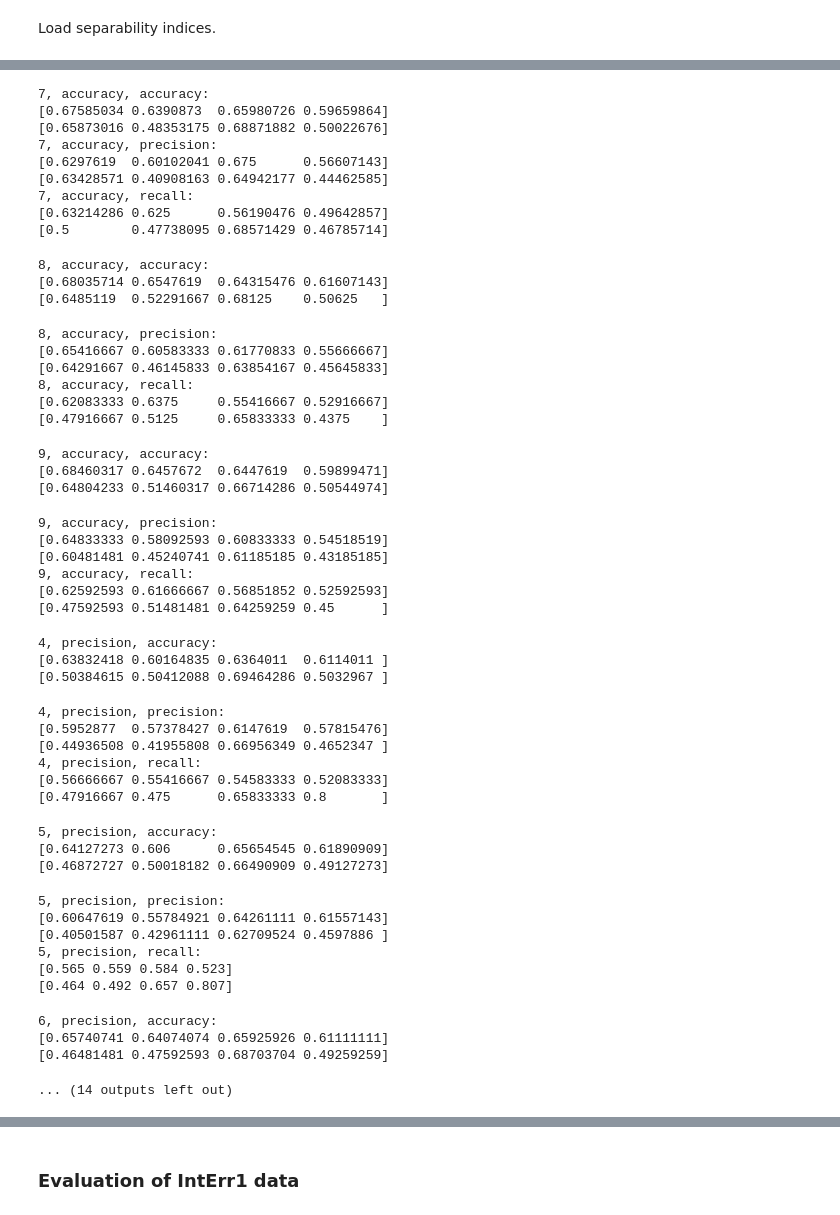
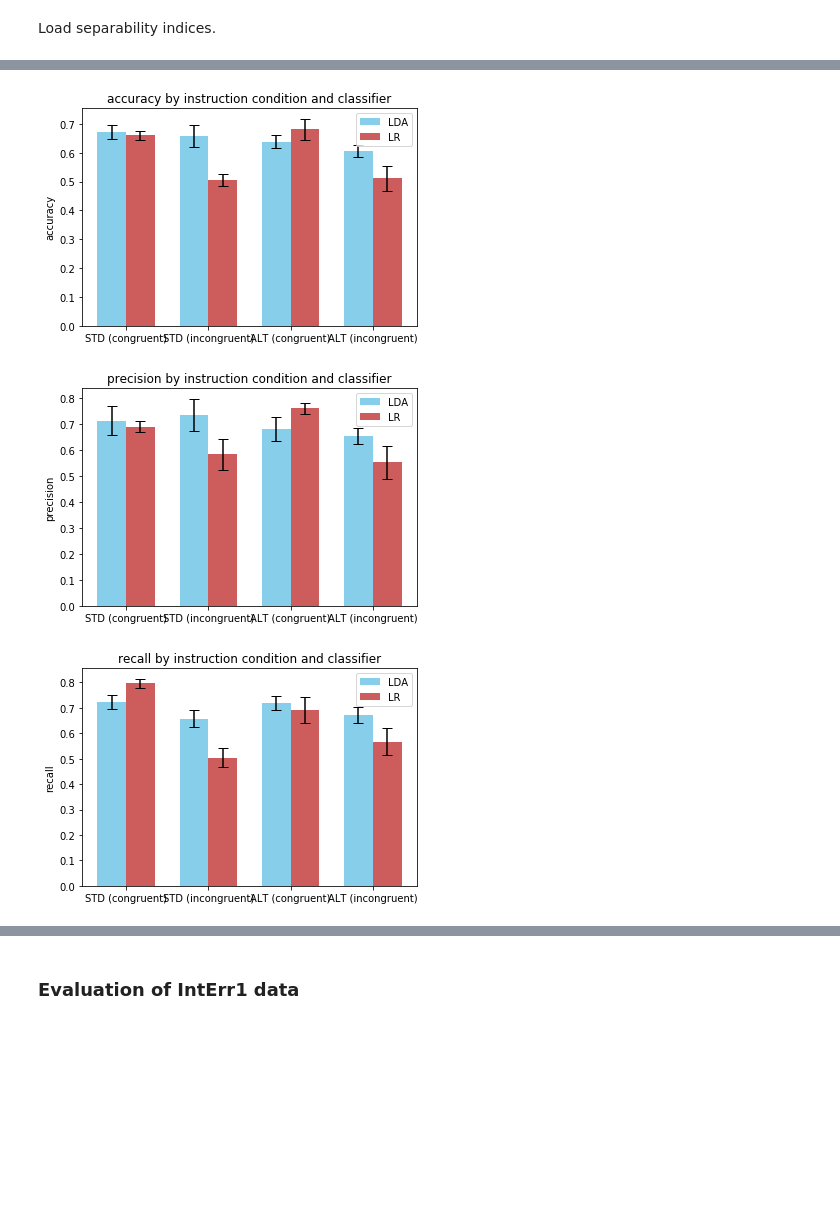
Before and after one commit to liephat/personality_seegnature, a Jupyter notebook: personality_seegnature/evaluation-interr2.ipynb, the cells around one changed output, grey strips where cells are left out. Drawn from its saved outputs; the diff is of its cells as text; code cells hidden in the pictures; blank space fills up the shorter version.

```diff
--- a/personality_seegnature/evaluation-interr2.ipynb
+++ b/personality_seegnature/evaluation-interr2.ipynb
@@ -105,9 +117,9 @@ def run_evaluation(clf, X, y, n_splits, score='accuracy'):
             if score is 'accuracy':
                 mean_score += accuracy_score(y[test], y_pred)
             elif score is 'precision':
-                mean_score += precision_score(y[test], y_pred, pos_label=0)
+                mean_score += precision_score(y[test], y_pred)
             elif score is 'recall':
-                mean_score += recall_score(y[test], y_pred, pos_label=0)
+                mean_score += recall_score(y[test], y_pred)
 
         # Mean accuracy
         mean_score /= n_splits
@@ -149,7 +161,13 @@ def run_set_of_evaluations(datasets, n_splits, optimize_score, evaluate_scores,
 
             results[score].append(results_dataset)
 
+
     # result presentation
+
+    xtick_labels = []
+
+    for dataset in datasets:
+        xtick_labels.append(dataset.description)
 
     for score in evaluate_scores:
 
@@ -172,12 +190,14 @@ def run_set_of_evaluations(datasets, n_splits, optimize_score, evaluate_scores,
         ax.set_ylabel(score)
         ax.set_title('%s by instruction condition and classifier' % score)
         ax.set_xticks(ind)
-        ax.set_xticklabels(('STD comp', 'STD incomp', 'TS comp', 'TS incomp'))
+        ax.set_xticklabels(xtick_labels)
         ax.legend()
 
         plot_path = os.path.abspath(os.path.join(image_directory, name + '_' + score + '_lr_lda.png'))
 
         plt.savefig(plot_path, dpi=300, bbox_inches='tight')
+
+    return results
 # %% [markdown]
 ### Evaluation of IntErr2 data
 # %% [markdown]
@@ -198,11 +219,11 @@ std_incomp_corr_file = os.path.abspath(os.path.join(pickle_directory, 'std_incom
 with open(std_incomp_corr_file, 'rb') as pickle_file:
     std_incomp_corr = pickle.load(pickle_file)
 
-ts_comp_corr_file = os.path.abspath(os.path.join(pickle_directory, 'ts_comp_corr.pkl'))
-with open(ts_comp_corr_file, 'rb') as pickle_file:
-    ts_comp_corr = pickle.load(pickle_file)
+alt_comp_corr_file = os.path.abspath(os.path.join(pickle_directory, 'alt_comp_corr.pkl'))
+with open(alt_comp_corr_file, 'rb') as pickle_file:
+    alt_comp_corr = pickle.load(pickle_file)
 
-ts_incomp_corr_file = os.path.abspath(os.path.join(pickle_directory, 'ts_incomp_corr.pkl'))
-with open(ts_incomp_corr_file, 'rb') as pickle_file:
-    ts_incomp_corr = pickle.load(pickle_file)
+alt_incomp_corr_file = os.path.abspath(os.path.join(pickle_directory, 'alt_incomp_corr.pkl'))
+with open(alt_incomp_corr_file, 'rb') as pickle_file:
+    alt_incomp_corr = pickle.load(pickle_file)
 # %%
@@ -232,3 +235,3 @@ ts_incomp_corr.extract_features([[348, 380]], CHANNELS, 'Consc_Group')
 # %%
-run_set_of_evaluations([std_comp_corr, std_incomp_corr, ts_comp_corr, ts_incomp_corr], 10, 'accuracy', ['accuracy', 'precision', 'recall'], 'interr2')
+results = run_set_of_evaluations([std_comp_corr, std_incomp_corr, alt_comp_corr, alt_incomp_corr], 10, 'accuracy', ['accuracy', 'precision', 'recall'], 'interr2')
 # %% [output]
@@ -262,49 +247,3 @@ run_set_of_evaluations([std_comp_corr, std_incomp_corr, ts_comp_corr, ts_incomp_
-7, accuracy, accuracy:
-[0.67585034 0.6390873  0.65980726 0.59659864]
-[0.65873016 0.48353175 0.68871882 0.50022676]
-7, accuracy, precision:
-[0.6297619  0.60102041 0.675      0.56607143]
-[0.63428571 0.40908163 0.64942177 0.44462585]
-7, accuracy, recall:
-[0.63214286 0.625      0.56190476 0.49642857]
-[0.5        0.47738095 0.68571429 0.46785714]
-8, accuracy, accuracy:
-[0.68035714 0.6547619  0.64315476 0.61607143]
-[0.6485119  0.52291667 0.68125    0.50625   ]
-8, accuracy, precision:
-[0.65416667 0.60583333 0.61770833 0.55666667]
-[0.64291667 0.46145833 0.63854167 0.45645833]
-8, accuracy, recall:
-[0.62083333 0.6375     0.55416667 0.52916667]
-[0.47916667 0.5125     0.65833333 0.4375    ]
-9, accuracy, accuracy:
-[0.68460317 0.6457672  0.6447619  0.59899471]
-[0.64804233 0.51460317 0.66714286 0.50544974]
-9, accuracy, precision:
-[0.64833333 0.58092593 0.60833333 0.54518519]
-[0.60481481 0.45240741 0.61185185 0.43185185]
-9, accuracy, recall:
-[0.62592593 0.61666667 0.56851852 0.52592593]
-[0.47592593 0.51481481 0.64259259 0.45      ]
-4, precision, accuracy:
-[0.63832418 0.60164835 0.6364011  0.6114011 ]
-[0.50384615 0.50412088 0.69464286 0.5032967 ]
-4, precision, precision:
-[0.5952877  0.57378427 0.6147619  0.57815476]
-[0.44936508 0.41955808 0.66956349 0.4652347 ]
-4, precision, recall:
-[0.56666667 0.55416667 0.54583333 0.52083333]
-[0.47916667 0.475      0.65833333 0.8       ]
-5, precision, accuracy:
-[0.64127273 0.606      0.65654545 0.61890909]
-[0.46872727 0.50018182 0.66490909 0.49127273]
-5, precision, precision:
-[0.60647619 0.55784921 0.64261111 0.61557143]
-[0.40501587 0.42961111 0.62709524 0.4597886 ]
-5, precision, recall:
-[0.565 0.559 0.584 0.523]
-[0.464 0.492 0.657 0.807]
-6, precision, accuracy:
-[0.65740741 0.64074074 0.65925926 0.61111111]
-[0.46481481 0.47592593 0.68703704 0.49259259]
-... (14 outputs left out)
+[figure, added]
+[figure, added]
+[figure, added]
```
Also changed, not shown: parts of 10 cells of this notebook.
